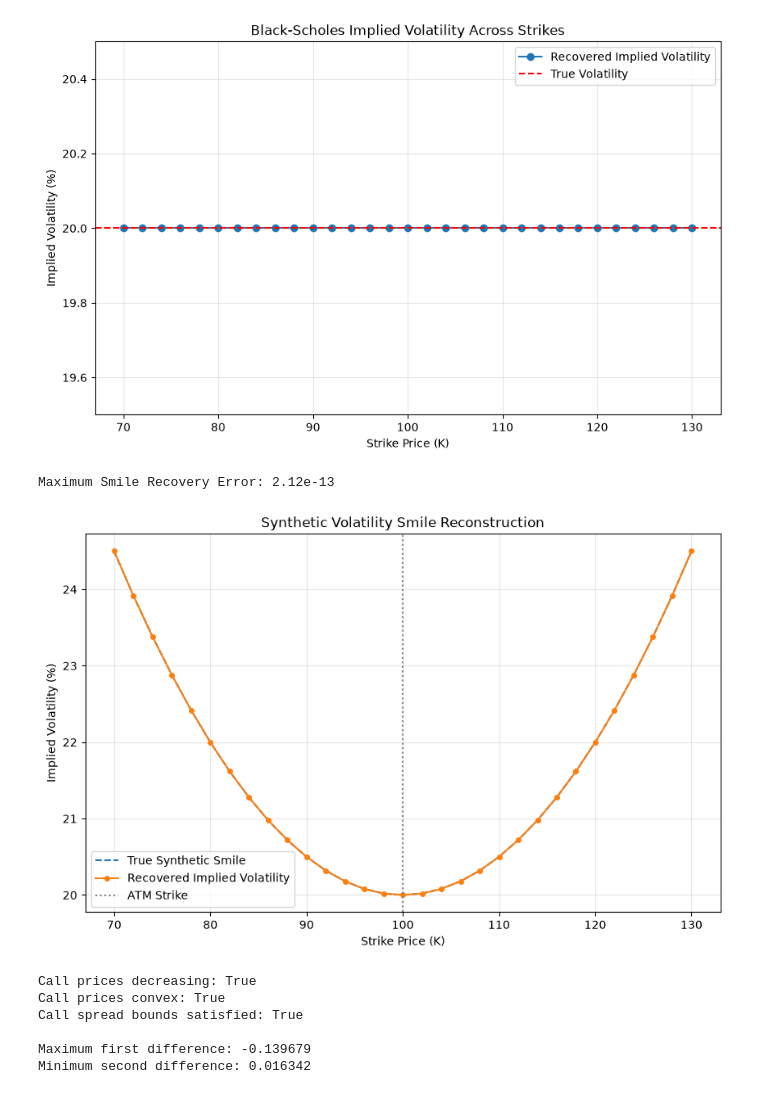
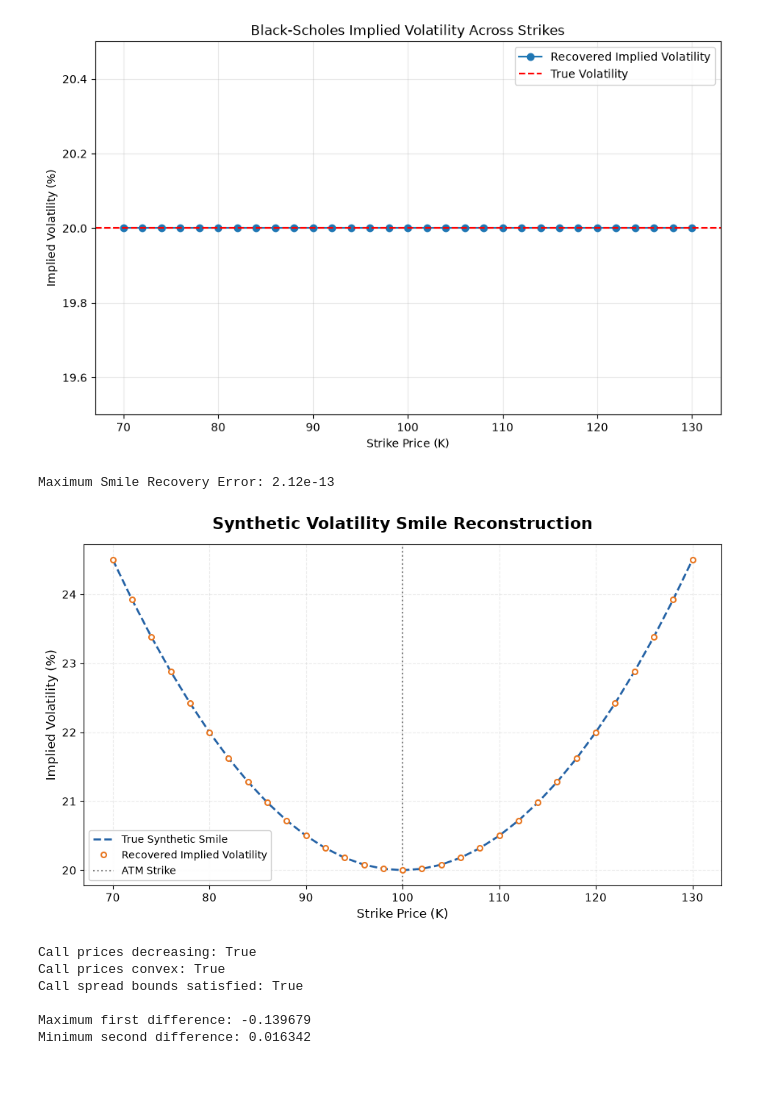
Before and after one commit to nicfan22/quant-option-pricing, a Jupyter notebook: notebooks/04_implied_volatility.ipynb, the cells around one changed output. Drawn from its saved outputs; the diff is of its cells as text; code cells hidden in the pictures.

```diff
--- a/notebooks/04_implied_volatility.ipynb
+++ b/notebooks/04_implied_volatility.ipynb
@@ -413,34 +413,119 @@ print(f"Maximum Smile Recovery Error: {max_error:.2e}")
 plt.figure(figsize=(10, 6))
 
 plt.plot(
     K_values,
     sigma_smile * 100,
     linestyle="--",
     label="True Synthetic Smile")
 
 plt.plot(
     K_values,
     recovered_smile * 100,
     marker="o",
     markersize=4,
     label="Recovered Implied Volatility")
 
 plt.axvline(S, color="gray", linestyle=":", label="ATM Strike")
 
 plt.xlabel("Strike Price (K)")
 plt.ylabel("Implied Volatility (%)")
 plt.title("Synthetic Volatility Smile Reconstruction")
 
 plt.legend()
 plt.grid(True, alpha=0.3)
+
+# Final formatting - Synthetic Volatility Smile
+
+ax = plt.gca()
+fig = plt.gcf()
+
+fig.set_size_inches(9.5, 5.8)
+
+# Identify existing curves
+true_line = next(
+    line for line in ax.get_lines()
+    if line.get_label() == "True Synthetic Smile"
+)
+
+recovered_line = next(
+    line for line in ax.get_lines()
+    if line.get_label() == "Recovered Implied Volatility"
+)
+
+# Original synthetic volatility: dashed blue line
+true_line.set(
+    color="#2563A6",
+    linestyle="--",
+    linewidth=2.0,
+    marker="",
+    zorder=2,
+    label="True Synthetic Smile"
+)
+
+# Recovered volatility: orange markers only
+recovered_line.set(
+    color="#E87722",
+    linestyle="None",
+    marker="o",
+    markersize=5,
+    markerfacecolor="white",
+    markeredgecolor="#E87722",
+    markeredgewidth=1.5,
+    zorder=3,
+    label="Recovered Implied Volatility"
+)
+
+# Titles and labels
+ax.set_title(
+    "Synthetic Volatility Smile Reconstruction",
+    fontsize=16,
+    fontweight="bold",
+    pad=15
+)
+
+ax.set_xlabel(
+    "Strike Price (K)",
+    fontsize=12
+)
+
+ax.set_ylabel(
+    "Implied Volatility (%)",
+    fontsize=12
+)
+
+# Simplify grid
+ax.grid(False, which="both")
+ax.grid(
+    True,
+    which="major",
+    linestyle="--",
+    alpha=0.25,
+    linewidth=0.8
+)
+
+# Improve legend
+ax.legend(
+    loc="lower left",
+    fontsize=10,
+    frameon=True,
+    framealpha=0.95
+)
+
+ax.tick_params(
+    axis="both",
+    labelsize=11
+)
+
+plt.tight_layout()
+
 plt.savefig(
     figures_path / "synthetic_volatility_smile.png",
     dpi=300,
     bbox_inches="tight")
 plt.show()
 # %% [output]
 Maximum Smile Recovery Error: 2.12e-13
-[figure, old version]
+[figure, new version]
 # %%
 # No-arbitrage checks for synthetic call prices
 
```
Also changed, not shown: parts of 2 cells of this notebook, 5 other files.
